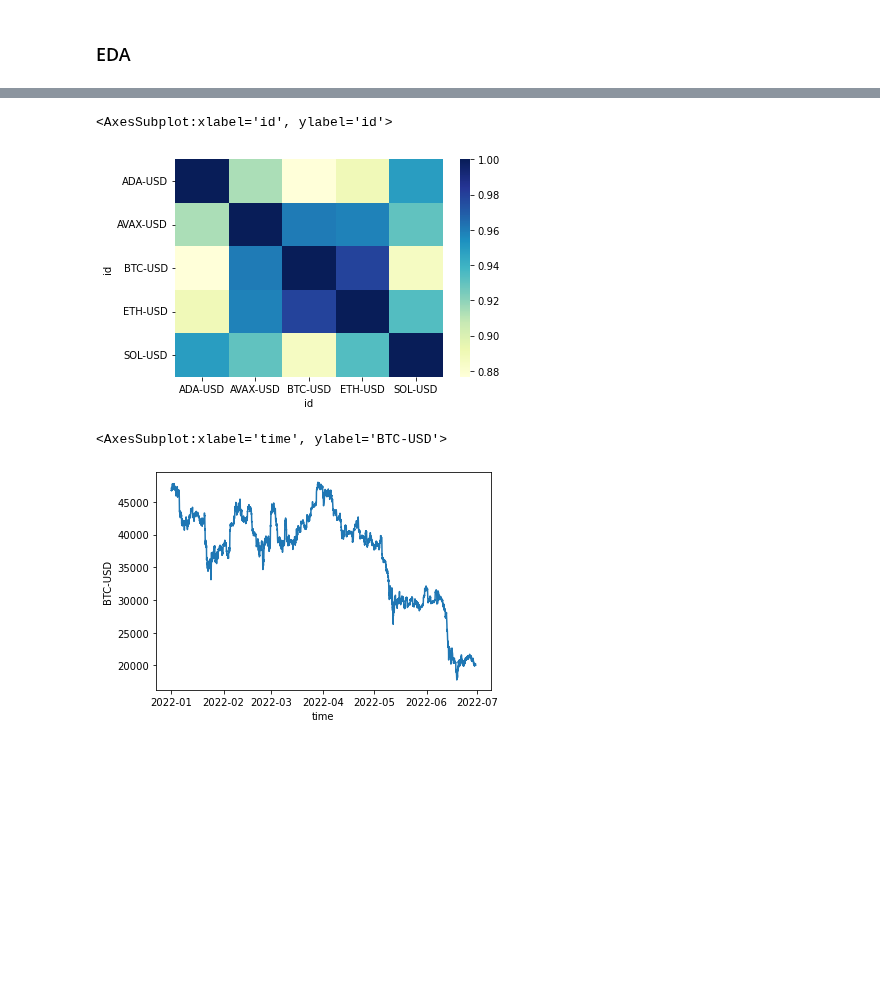
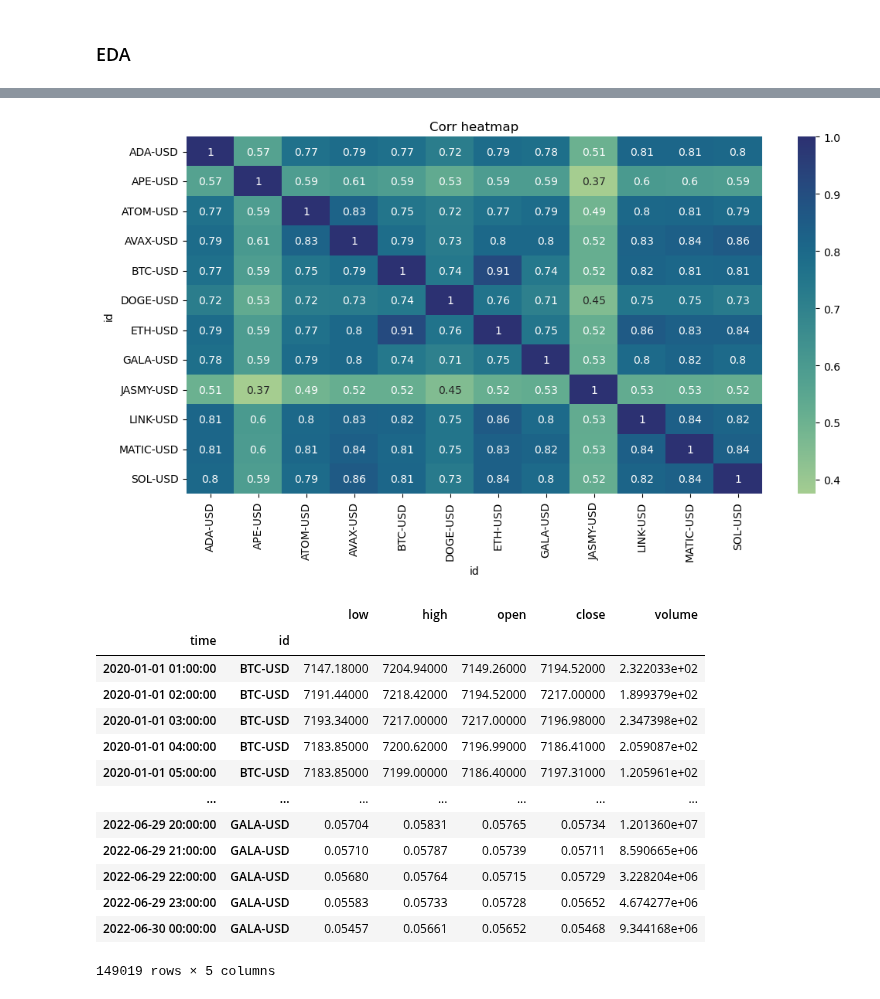
Before and after one commit to jiahao-sun/MTH-9887---MTH-9897-Project, a Jupyter notebook: Data/Crypto/DownloadData.ipynb, the cells around one changed output, grey strips where cells are left out. Drawn from its saved outputs; the diff is of its cells as text; code cells hidden in the pictures; blank space fills up the shorter version.

```diff
--- a/Data/Crypto/DownloadData.ipynb
+++ b/Data/Crypto/DownloadData.ipynb
@@ -178,9 +280,0 @@ sns.scatterplot(x = df_ts_ret['BTC-USD'], y = df_ts_ret['ETH-USD'])
-# %%
-from sklearn.decomposition import PCA
-
-
-X = df_ts_ret.values
-X = X - X.mean(axis=1)
-
-pca = PCA(n_components=2)
-pca.fit(df_ts_ret)
@@ -201,10 +281,28 @@ sns.scatterplot(x = X_pca[:,0], y = X_pca[:,1])
-# %%
-sns.heatmap(df_ts.corr(), cmap="YlGnBu")
-# %% [output]
-<AxesSubplot:xlabel='id', ylabel='id'>
-[figure, removed]
-# %%
-sns.lineplot(data = df_ts['BTC-USD'])
-# %% [output]
-<AxesSubplot:xlabel='time', ylabel='BTC-USD'>
-[figure, removed]
+# %%
+
+fig, ax = plt.subplots(1, 1, figsize=(12, 6))
+sns.heatmap(df_ts_ret.corr(), annot=True, cmap="crest")
+
+ax.set_title("Corr heatmap")
+
+plt.savefig(fig_path / "EDA/heatmap.png")
+# %% [output]
+[figure, added]
+# %%
+
+df_all
+# %% [output]
+|  |  | low | high | open | close | volume |
+| time | id |  |  |  |  |  |
+| 2020-01-01 01:00:00 | BTC-USD | 7147.18000 | 7204.94000 | 7149.26000 | 7194.52000 | 2.322033e+02 |
+| 2020-01-01 02:00:00 | BTC-USD | 7191.44000 | 7218.42000 | 7194.52000 | 7217.00000 | 1.899379e+02 |
+| 2020-01-01 03:00:00 | BTC-USD | 7193.34000 | 7217.00000 | 7217.00000 | 7196.98000 | 2.347398e+02 |
+| 2020-01-01 04:00:00 | BTC-USD | 7183.85000 | 7200.62000 | 7196.99000 | 7186.41000 | 2.059087e+02 |
+| 2020-01-01 05:00:00 | BTC-USD | 7183.85000 | 7199.00000 | 7186.40000 | 7197.31000 | 1.205961e+02 |
+| ... | ... | ... | ... | ... | ... | ... |
+| 2022-06-29 20:00:00 | GALA-USD | 0.05704 | 0.05831 | 0.05765 | 0.05734 | 1.201360e+07 |
+| 2022-06-29 21:00:00 | GALA-USD | 0.05710 | 0.05787 | 0.05739 | 0.05711 | 8.590665e+06 |
+| 2022-06-29 22:00:00 | GALA-USD | 0.05680 | 0.05764 | 0.05715 | 0.05729 | 3.228204e+06 |
+| 2022-06-29 23:00:00 | GALA-USD | 0.05583 | 0.05733 | 0.05728 | 0.05652 | 4.674277e+06 |
+| 2022-06-30 00:00:00 | GALA-USD | 0.05457 | 0.05661 | 0.05652 | 0.05468 | 9.344168e+06 |
+149019 rows × 5 columns
```
Also changed, not shown: parts of 23 cells of this notebook, 4 other files.
